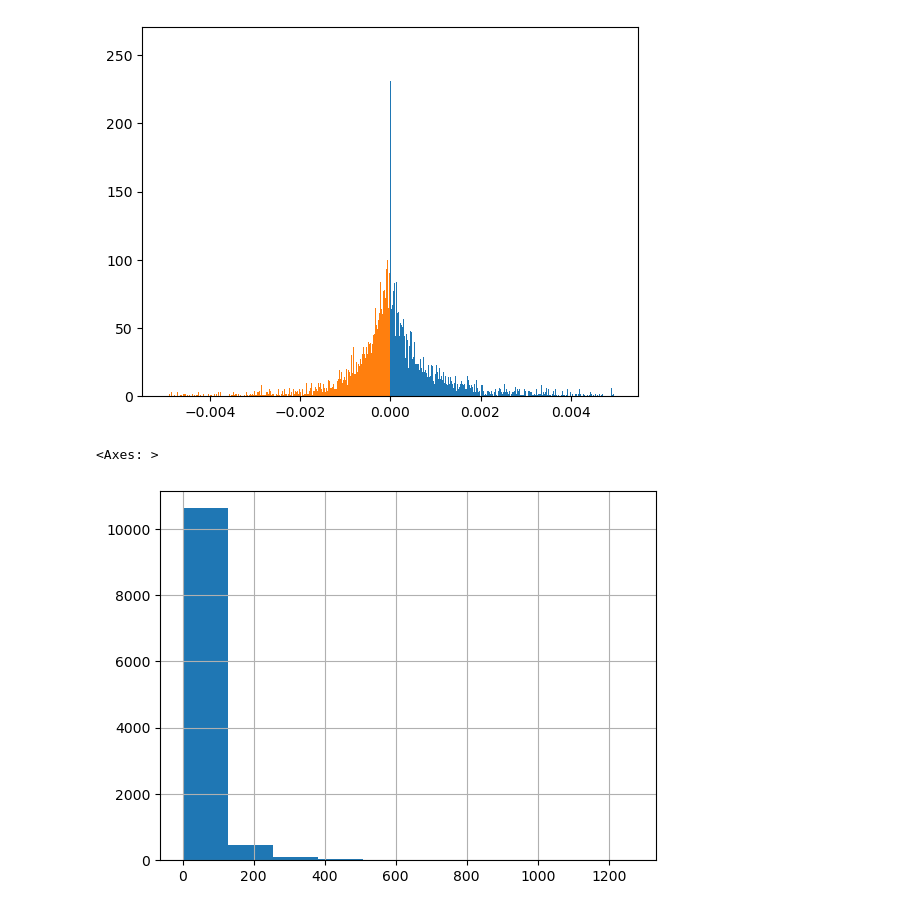
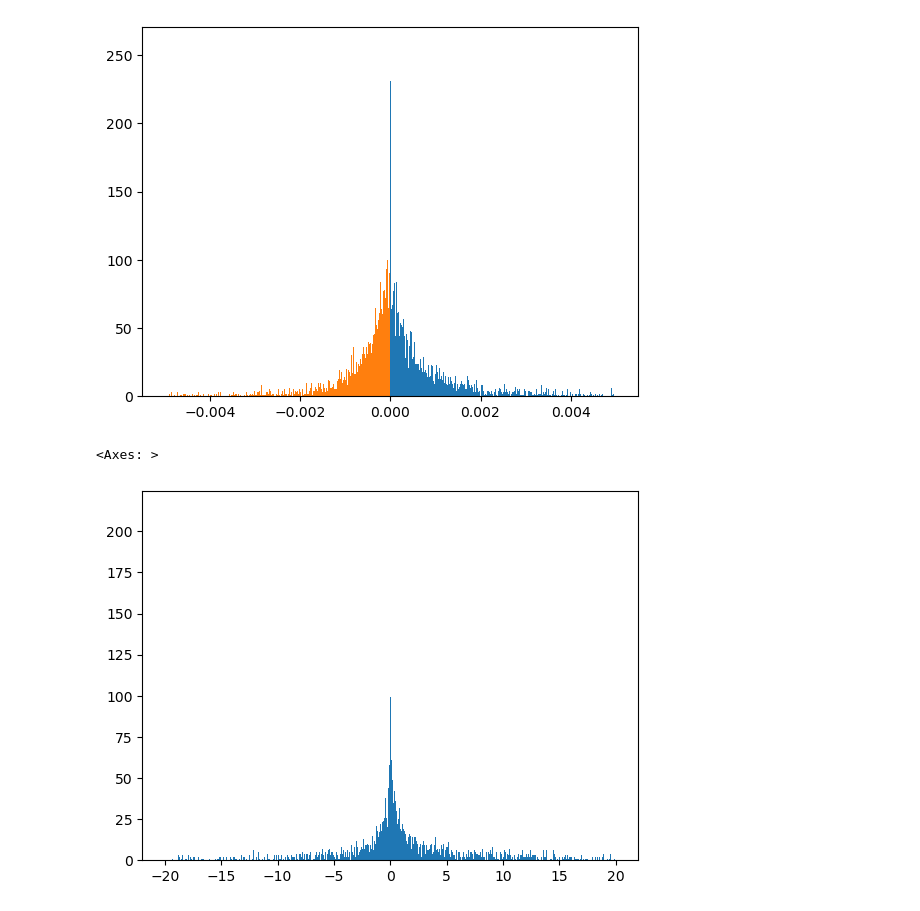
Before and after one commit to 4DModeller/tblakes, a Jupyter notebook: lake-growth.ipynb, the cells around one changed output. Cells and saved outputs as stored; diff of their text form; code cells hidden in the pictures.

```diff
--- a/lake-growth.ipynb
+++ b/lake-growth.ipynb
@@ -59,7 +59,7 @@ df.growth_ratio.hist(bins=np.linspace(0,0.005, 1000), ax=ax, grid=False)
 <Axes: >
 [figure]
 # %%
-df.water_balance_m3.hist()
+df.water_balance_m3.hist(bins=np.linspace(-20, 20, 2000), grid=False)
 # %% [output]
 <Axes: >
-[figure, old version]
+[figure, new version]
```
Also changed, not shown: parts of 3 cells of this notebook, 1 other file.
